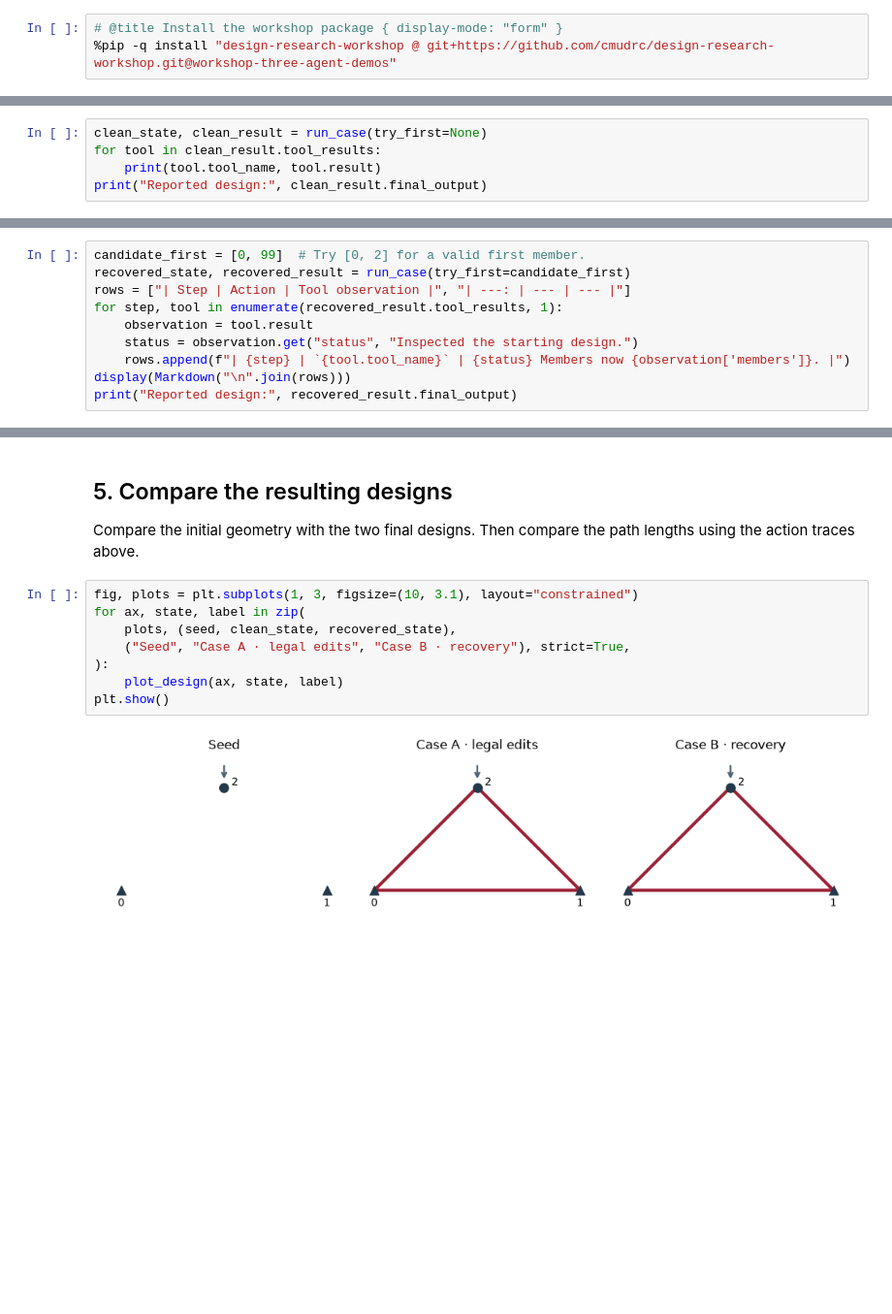
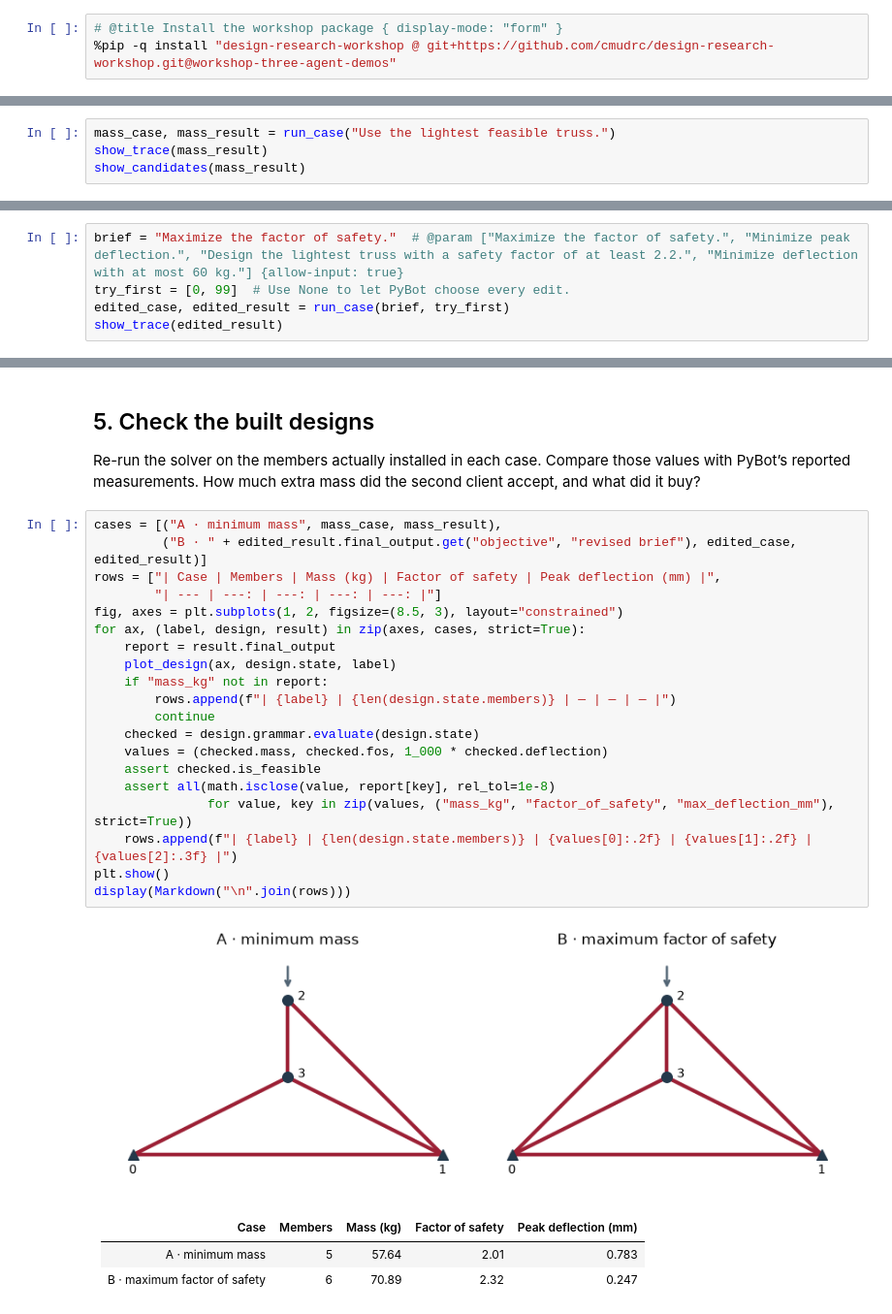
Before and after one commit to cmudrc/design-research-workshop, a Jupyter notebook: notebooks/planar_truss_react.ipynb, the cells around one changed output, grey strips where cells are left out. Shown at 97% size. Drawn from its saved outputs; the diff is of its cells as text; blank space fills up the shorter version.

Commit message:
Build an extensible workshop PyBot and three independent design exercises

```diff
--- a/notebooks/planar_truss_react.ipynb
+++ b/notebooks/planar_truss_react.ipynb
@@ -66,6 +98,5 @@ Observe what the inspect tool returns, then watch the agent update the state one
 # %%
-clean_state, clean_result = run_case(try_first=None)
-for tool in clean_result.tool_results:
-    print(tool.tool_name, tool.result)
-print("Reported design:", clean_result.final_output)
+mass_case, mass_result = run_case("Use the lightest feasible truss.")
+show_trace(mass_result)
+show_candidates(mass_result)
 # %% [output]
@@ -81,11 +127,6 @@ Ask the agent to check joint pair 0–99 first. The tool reports the rejection,
 # %%
-candidate_first = [0, 99]  # Try [0, 2] for a valid first member.
-recovered_state, recovered_result = run_case(try_first=candidate_first)
-rows = ["| Step | Action | Tool observation |", "| ---: | --- | --- |"]
-for step, tool in enumerate(recovered_result.tool_results, 1):
-    observation = tool.result
-    status = observation.get("status", "Inspected the starting design.")
-    rows.append(f"| {step} | `{tool.tool_name}` | {status} Members now {observation['members']}. |")
-display(Markdown("\n".join(rows)))
-print("Reported design:", recovered_result.final_output)
+brief = "Maximize the factor of safety."  # @param ["Maximize the factor of safety.", "Minimize peak deflection.", "Design the lightest truss with a safety factor of at least 2.2.", "Minimize deflection with at most 60 kg."] {allow-input: true}
+try_first = [0, 99]  # Use None to let PyBot choose every edit.
+edited_case, edited_result = run_case(brief, try_first)
+show_trace(edited_result)
 # %% [output]
@@ -100,17 +145,33 @@ Reported design: {'members': [[0, 1], [0, 2], [1, 2]], 'missing': []}
 # %% [markdown]
-## 5. Compare the resulting designs
+## 5. Check the built designs
 
-Compare the initial geometry with the two final designs. Then compare the path lengths using the action traces above.
+Re-run the solver on the members actually installed in each case. Compare those values with PyBot’s reported measurements. How much extra mass did the second client accept, and what did it buy?
 # %%
-fig, plots = plt.subplots(1, 3, figsize=(10, 3.1), layout="constrained")
-for ax, state, label in zip(
-    plots, (seed, clean_state, recovered_state),
-    ("Seed", "Case A · legal edits", "Case B · recovery"), strict=True,
-):
-    plot_design(ax, state, label)
+cases = [("A · minimum mass", mass_case, mass_result),
+         ("B · " + edited_result.final_output.get("objective", "revised brief"), edited_case, edited_result)]
+rows = ["| Case | Members | Mass (kg) | Factor of safety | Peak deflection (mm) |",
+        "| --- | ---: | ---: | ---: | ---: |"]
+fig, axes = plt.subplots(1, 2, figsize=(8.5, 3), layout="constrained")
+for ax, (label, design, result) in zip(axes, cases, strict=True):
+    report = result.final_output
+    plot_design(ax, design.state, label)
+    if "mass_kg" not in report:
+        rows.append(f"| {label} | {len(design.state.members)} | — | — | — |")
+        continue
+    checked = design.grammar.evaluate(design.state)
+    values = (checked.mass, checked.fos, 1_000 * checked.deflection)
+    assert checked.is_feasible
+    assert all(math.isclose(value, report[key], rel_tol=1e-8)
+               for value, key in zip(values, ("mass_kg", "factor_of_safety", "max_deflection_mm"), strict=True))
+    rows.append(f"| {label} | {len(design.state.members)} | {values[0]:.2f} | {values[1]:.2f} | {values[2]:.3f} |")
 plt.show()
+display(Markdown("\n".join(rows)))
 # %% [output]
-[figure, old version]
+[figure, new version]
+| Case | Members | Mass (kg) | Factor of safety | Peak deflection (mm) |
+| --- | ---: | ---: | ---: | ---: |
+| A · minimum mass | 5 | 57.64 | 2.01 | 0.783 |
+| B · maximum factor of safety | 6 | 70.89 | 2.32 | 0.247 |
 # %% [markdown]
 ## Discuss
 
```
Also changed, not shown: parts of 9 cells of this notebook, 22 other files.
